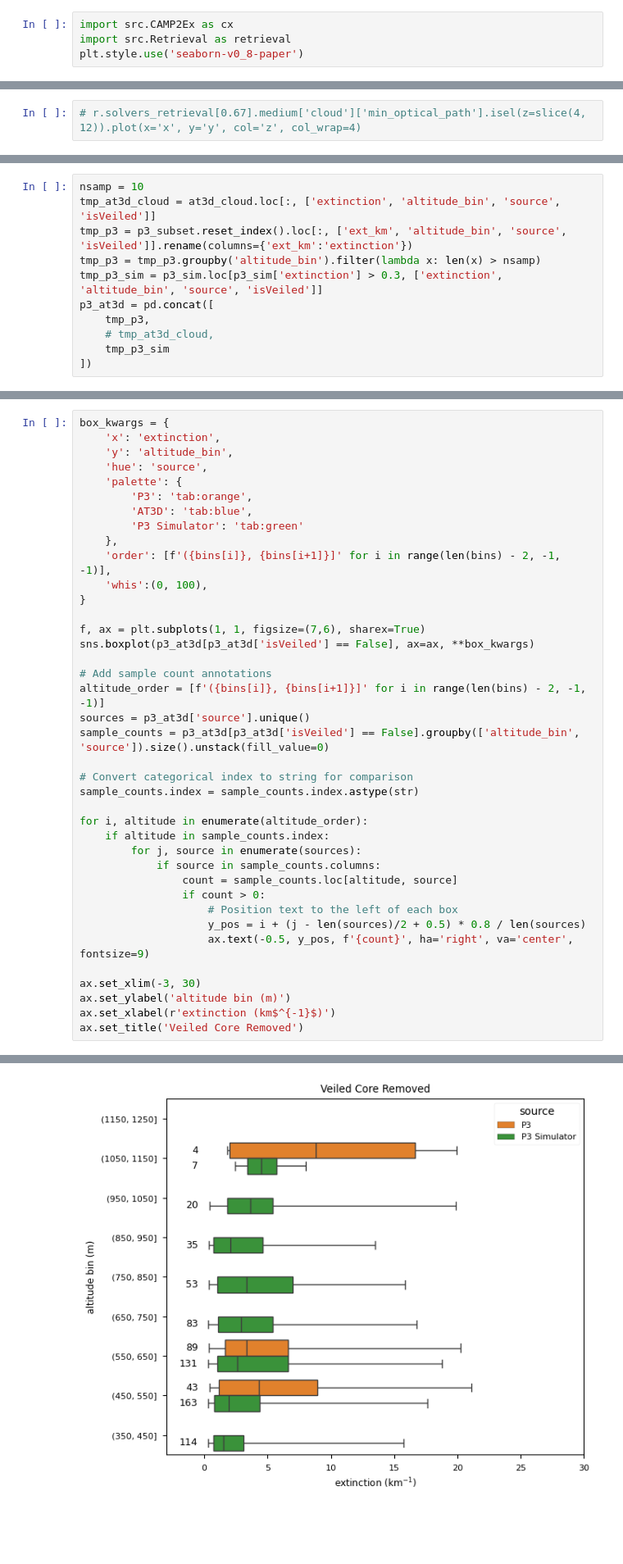
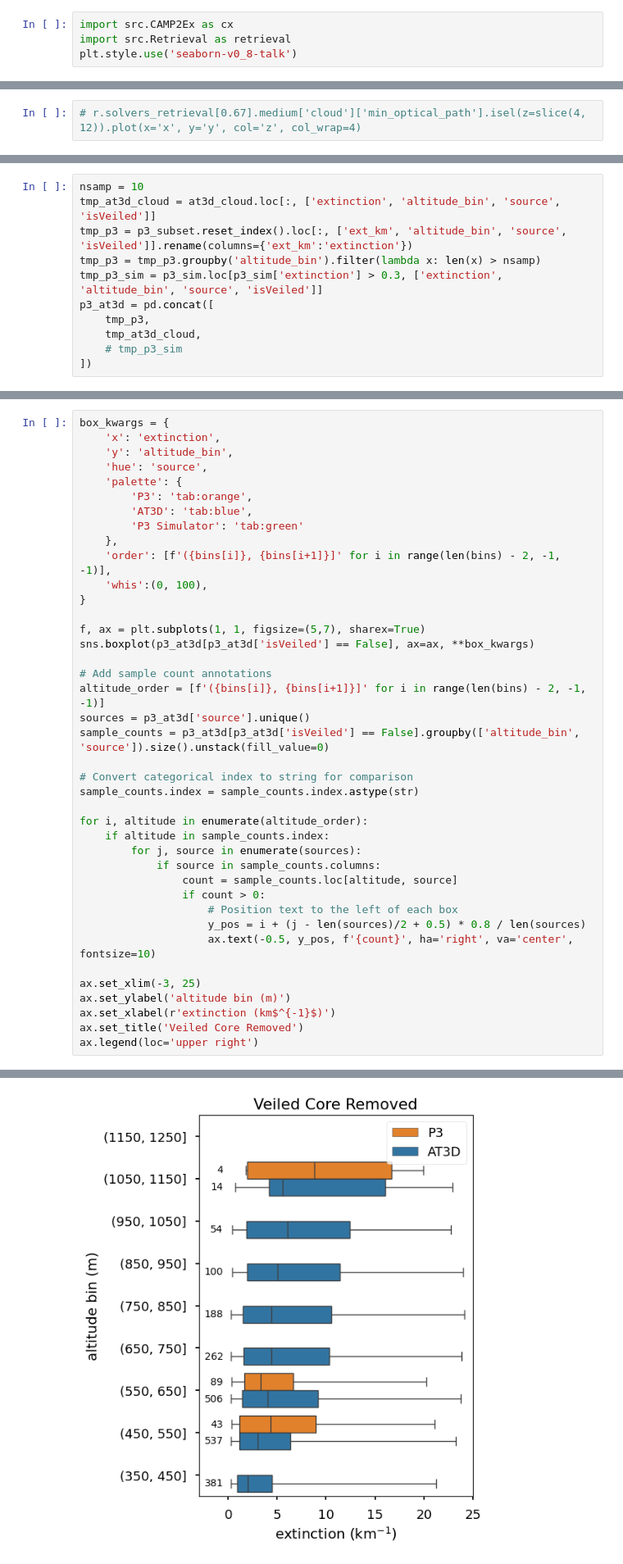
Before and after one commit to jlun17/misr-at3d-camp2ex, a Jupyter notebook: notebooks/investigation/single_retrieval/CAMP2Ex_insitu.ipynb, the cells around one changed output, grey strips where cells are left out. Shown at 82% size. Saved outputs shown, nothing was run; the diff lists cells and outputs as text; blank space fills up the shorter version.

Commit message:
[figures] in situ and CVM

```diff
--- a/notebooks/investigation/single_retrieval/CAMP2Ex_insitu.ipynb
+++ b/notebooks/investigation/single_retrieval/CAMP2Ex_insitu.ipynb
@@ -16,7 +16,7 @@ sys.path.append(str(PROJECT_ROOT))
 # %%
 import src.CAMP2Ex as cx
 import src.Retrieval as retrieval
-plt.style.use('seaborn-v0_8-paper')
+plt.style.use('seaborn-v0_8-talk')
 # %%
 EXPERIMENT = PROJECT_ROOT / 'experiments' / 'CAMP2Ex_RF17' / 'V08' / 'default'
 r = retrieval.Retrieval(EXPERIMENT)
@@ -361,8 +361,8 @@ tmp_p3 = tmp_p3.groupby('altitude_bin').filter(lambda x: len(x) > nsamp)
 tmp_p3_sim = p3_sim.loc[p3_sim['extinction'] > 0.3, ['extinction', 'altitude_bin', 'source', 'isVeiled']]
 p3_at3d = pd.concat([
     tmp_p3,
-    # tmp_at3d_cloud,
-    tmp_p3_sim
+    tmp_at3d_cloud,
+    # tmp_p3_sim
 ])
 # %%
 box_kwargs = {
@@ -420,7 +420,7 @@ box_kwargs = {
     'whis':(0, 100),
 }
 
-f, ax = plt.subplots(1, 1, figsize=(7,6), sharex=True)
+f, ax = plt.subplots(1, 1, figsize=(5,7), sharex=True)
 sns.boxplot(p3_at3d[p3_at3d['isVeiled'] == False], ax=ax, **box_kwargs)
 
 # Add sample count annotations
@@ -439,10 +439,11 @@ for i, altitude in enumerate(altitude_order):
                 if count > 0:
                     # Position text to the left of each box
                     y_pos = i + (j - len(sources)/2 + 0.5) * 0.8 / len(sources)
-                    ax.text(-0.5, y_pos, f'{count}', ha='right', va='center', fontsize=9)
+                    ax.text(-0.5, y_pos, f'{count}', ha='right', va='center', fontsize=10)
 
-ax.set_xlim(-3, 30)
+ax.set_xlim(-3, 25)
 ax.set_ylabel('altitude bin (m)')
 ax.set_xlabel(r'extinction (km$^{-1}$)')
 ax.set_title('Veiled Core Removed')
+ax.legend(loc='upper right')
 # %% [output]
@@ -450,4 +451,4 @@ Text(0.5, 1.0, 'Veiled Core Removed')
-[figure, old version]
+[figure, new version]
 # %% [markdown]
 # Two-sided K-S Test
 # %%
```
Also changed, not shown: parts of 2 cells of this notebook, 1 other file.
